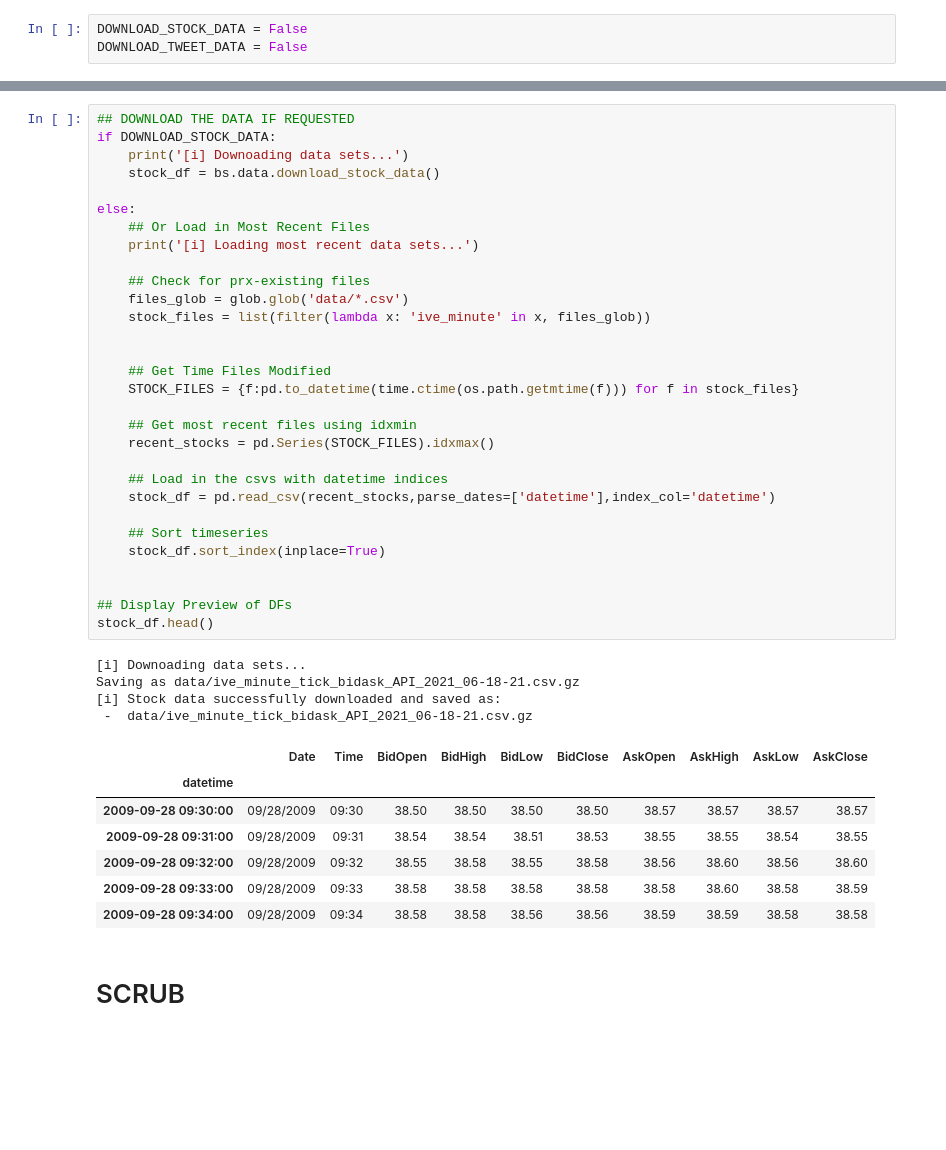
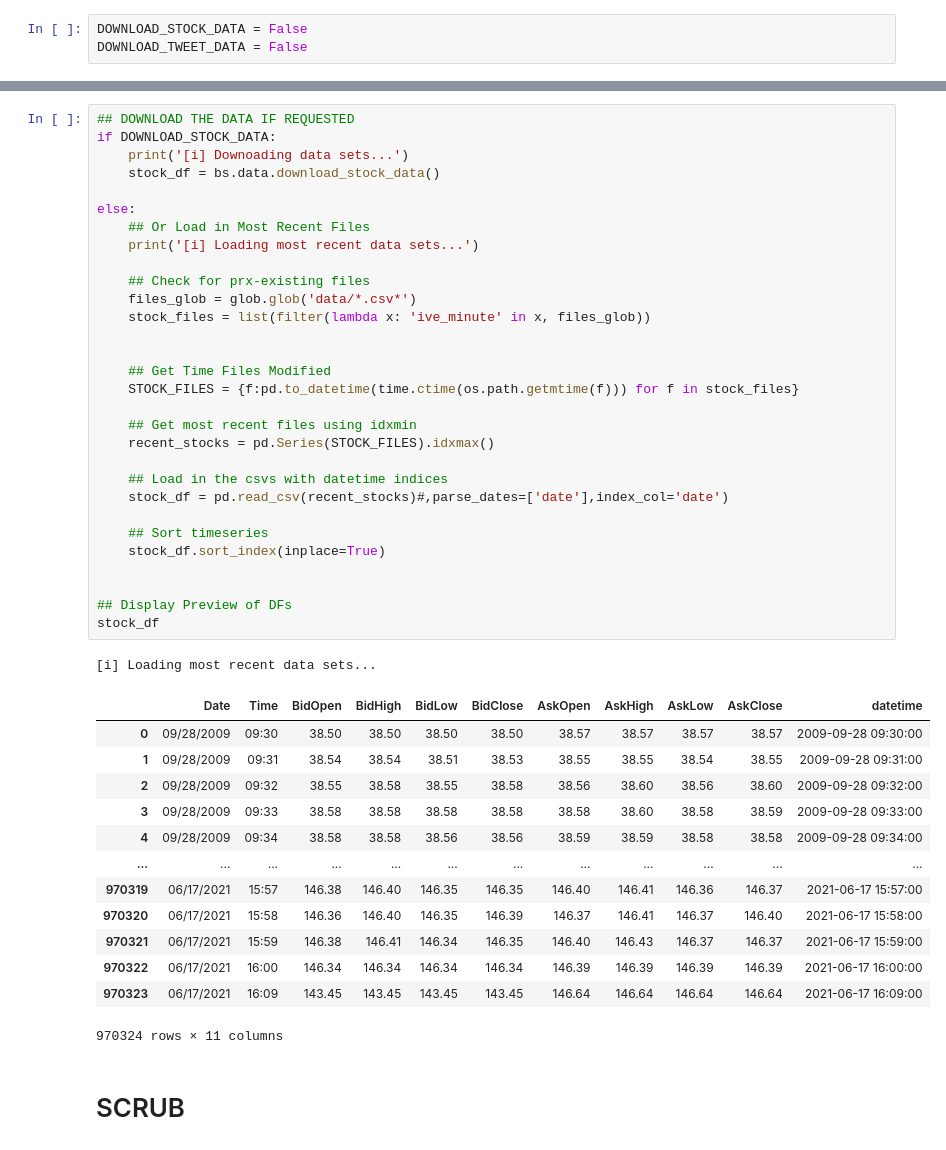
Before and after one commit to jirvingphd/dsc-5-capstone-project-online-ds-ft-021119, a Jupyter notebook: Capstone_Project_part1_NLP.ipynb, the cells around one changed output, grey strips where cells are left out. Saved outputs shown, nothing was run; the diff lists cells and outputs as text; blank space fills up the shorter version.

Commit message:
further updated nlp and stock notebooks

```diff
--- a/Capstone_Project_part1_NLP.ipynb
+++ b/Capstone_Project_part1_NLP.ipynb
@@ -280,45 +279,48 @@ display(tweets.head())
 # %%
 ## DOWNLOAD THE DATA IF REQUESTED
 if DOWNLOAD_STOCK_DATA:
     print('[i] Downoading data sets...')
     stock_df = bs.data.download_stock_data()
 
 else:
     ## Or Load in Most Recent Files
     print('[i] Loading most recent data sets...')
 
     ## Check for prx-existing files
-    files_glob = glob.glob('data/*.csv')
+    files_glob = glob.glob('data/*.csv*')
     stock_files = list(filter(lambda x: 'ive_minute' in x, files_glob))
 
 
     ## Get Time Files Modified
     STOCK_FILES = {f:pd.to_datetime(time.ctime(os.path.getmtime(f))) for f in stock_files}
 
     ## Get most recent files using idxmin
     recent_stocks = pd.Series(STOCK_FILES).idxmax()
 
     ## Load in the csvs with datetime indices
-    stock_df = pd.read_csv(recent_stocks,parse_dates=['datetime'],index_col='datetime')
+    stock_df = pd.read_csv(recent_stocks)#,parse_dates=['date'],index_col='date')
 
     ## Sort timeseries
     stock_df.sort_index(inplace=True)
 
 
 ## Display Preview of DFs
-stock_df.head()
+stock_df
 # %% [output]
-[i] Downoading data sets...
-Saving as data/ive_minute_tick_bidask_API_2021_06-18-21.csv.gz
-[i] Stock data successfully downloaded and saved as:
- -  data/ive_minute_tick_bidask_API_2021_06-18-21.csv.gz
+[i] Loading most recent data sets...
-|  | Date | Time | BidOpen | BidHigh | BidLow | BidClose | AskOpen | AskHigh | AskLow | AskClose |
-| datetime |  |  |  |  |  |  |  |  |  |  |
-| 2009-09-28 09:30:00 | 09/28/2009 | 09:30 | 38.50 | 38.50 | 38.50 | 38.50 | 38.57 | 38.57 | 38.57 | 38.57 |
-| 2009-09-28 09:31:00 | 09/28/2009 | 09:31 | 38.54 | 38.54 | 38.51 | 38.53 | 38.55 | 38.55 | 38.54 | 38.55 |
-| 2009-09-28 09:32:00 | 09/28/2009 | 09:32 | 38.55 | 38.58 | 38.55 | 38.58 | 38.56 | 38.60 | 38.56 | 38.60 |
-| 2009-09-28 09:33:00 | 09/28/2009 | 09:33 | 38.58 | 38.58 | 38.58 | 38.58 | 38.58 | 38.60 | 38.58 | 38.59 |
-| 2009-09-28 09:34:00 | 09/28/2009 | 09:34 | 38.58 | 38.58 | 38.56 | 38.56 | 38.59 | 38.59 | 38.58 | 38.58 |
+|  | Date | Time | BidOpen | BidHigh | BidLow | BidClose | AskOpen | AskHigh | AskLow | AskClose | datetime |
+| 0 | 09/28/2009 | 09:30 | 38.50 | 38.50 | 38.50 | 38.50 | 38.57 | 38.57 | 38.57 | 38.57 | 2009-09-28 09:30:00 |
+| 1 | 09/28/2009 | 09:31 | 38.54 | 38.54 | 38.51 | 38.53 | 38.55 | 38.55 | 38.54 | 38.55 | 2009-09-28 09:31:00 |
+| 2 | 09/28/2009 | 09:32 | 38.55 | 38.58 | 38.55 | 38.58 | 38.56 | 38.60 | 38.56 | 38.60 | 2009-09-28 09:32:00 |
+| 3 | 09/28/2009 | 09:33 | 38.58 | 38.58 | 38.58 | 38.58 | 38.58 | 38.60 | 38.58 | 38.59 | 2009-09-28 09:33:00 |
+| 4 | 09/28/2009 | 09:34 | 38.58 | 38.58 | 38.56 | 38.56 | 38.59 | 38.59 | 38.58 | 38.58 | 2009-09-28 09:34:00 |
+| ... | ... | ... | ... | ... | ... | ... | ... | ... | ... | ... | ... |
+| 970319 | 06/17/2021 | 15:57 | 146.38 | 146.40 | 146.35 | 146.35 | 146.40 | 146.41 | 146.36 | 146.37 | 2021-06-17 15:57:00 |
+| 970320 | 06/17/2021 | 15:58 | 146.36 | 146.40 | 146.35 | 146.39 | 146.37 | 146.41 | 146.37 | 146.40 | 2021-06-17 15:58:00 |
+| 970321 | 06/17/2021 | 15:59 | 146.38 | 146.41 | 146.34 | 146.35 | 146.40 | 146.43 | 146.37 | 146.37 | 2021-06-17 15:59:00 |
+| 970322 | 06/17/2021 | 16:00 | 146.34 | 146.34 | 146.34 | 146.34 | 146.39 | 146.39 | 146.39 | 146.39 | 2021-06-17 16:00:00 |
+| 970323 | 06/17/2021 | 16:09 | 143.45 | 143.45 | 143.45 | 143.45 | 146.64 | 146.64 | 146.64 | 146.64 | 2021-06-17 16:09:00 |
+970324 rows × 11 columns
 # %% [markdown]
 # SCRUB
 # %%
```
Also changed, not shown: parts of 68 cells of this notebook, 5 other files.
